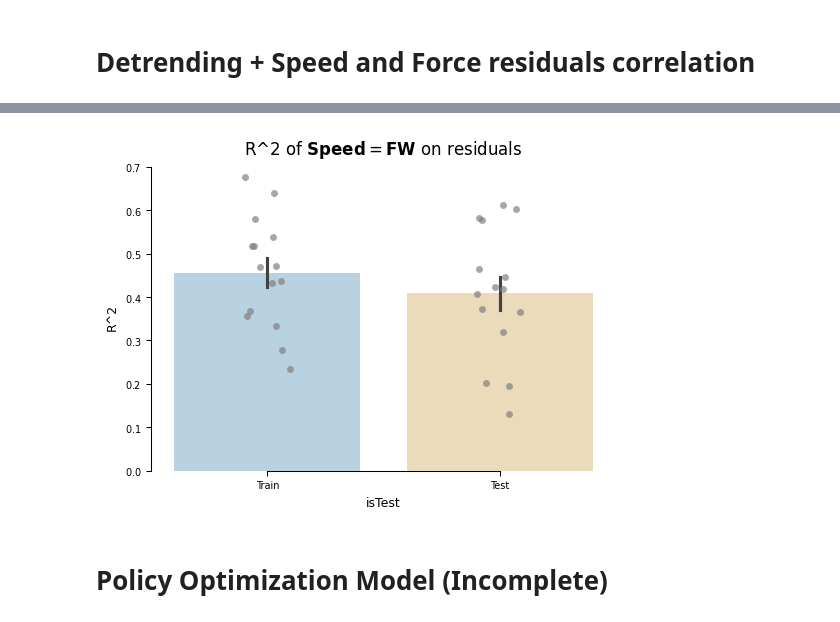
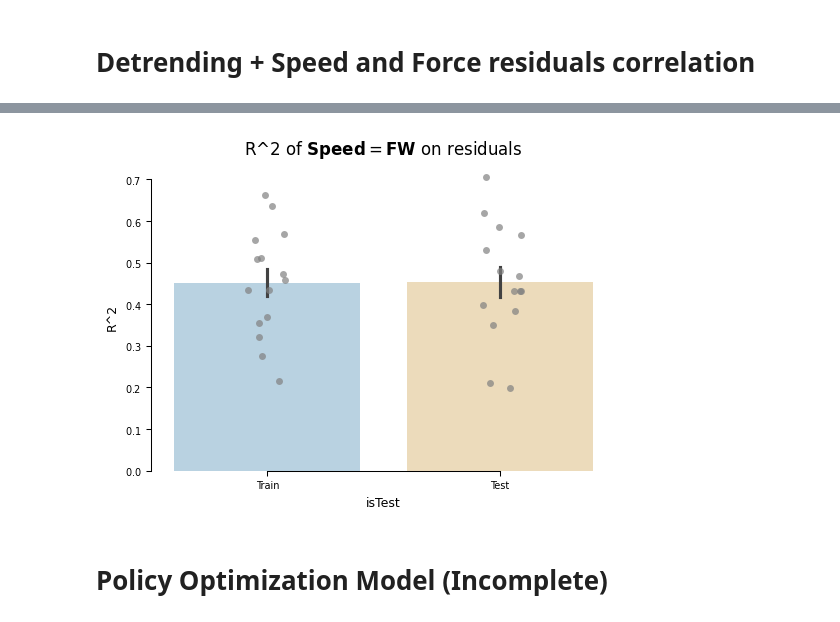
Before and after one commit to manazerzadeh/SequenceLearningDynamics, a Jupyter notebook: LearningDynamicsModel.ipynb, the cells around one changed output, grey strips where cells are left out. Cells and saved outputs as stored; diff of their text form; code cells hidden in the pictures.

```diff
--- a/LearningDynamicsModel.ipynb
+++ b/LearningDynamicsModel.ipynb
@@ -152,11 +152,12 @@ Subject 6: A = 0.99485, init_slow = 1.74, B = 0.01, C = 0.85453, D = 0.15, sigma
 # %%
 # fitting a linear model speed = FW to detrended data
 # trained on 9/10 of data, tested on 1/10 of data
 
 residual_data = Detrending.detrend(data)
-train_r2s, test_r2s = utils.plot_residual_fits(residual_data)
+residual_data_correct = residual_data[residual_data['isError'] == False]
+train_r2s, test_r2s = utils.plot_residual_fits(residual_data_correct)
 # %% [output]
-[figure, old version]
+[figure, new version]
 # %% [markdown]
 # Policy Optimization Model (Incomplete)
 # %%
```
Also changed, not shown: parts of 1 cell of this notebook, 1 other file.
